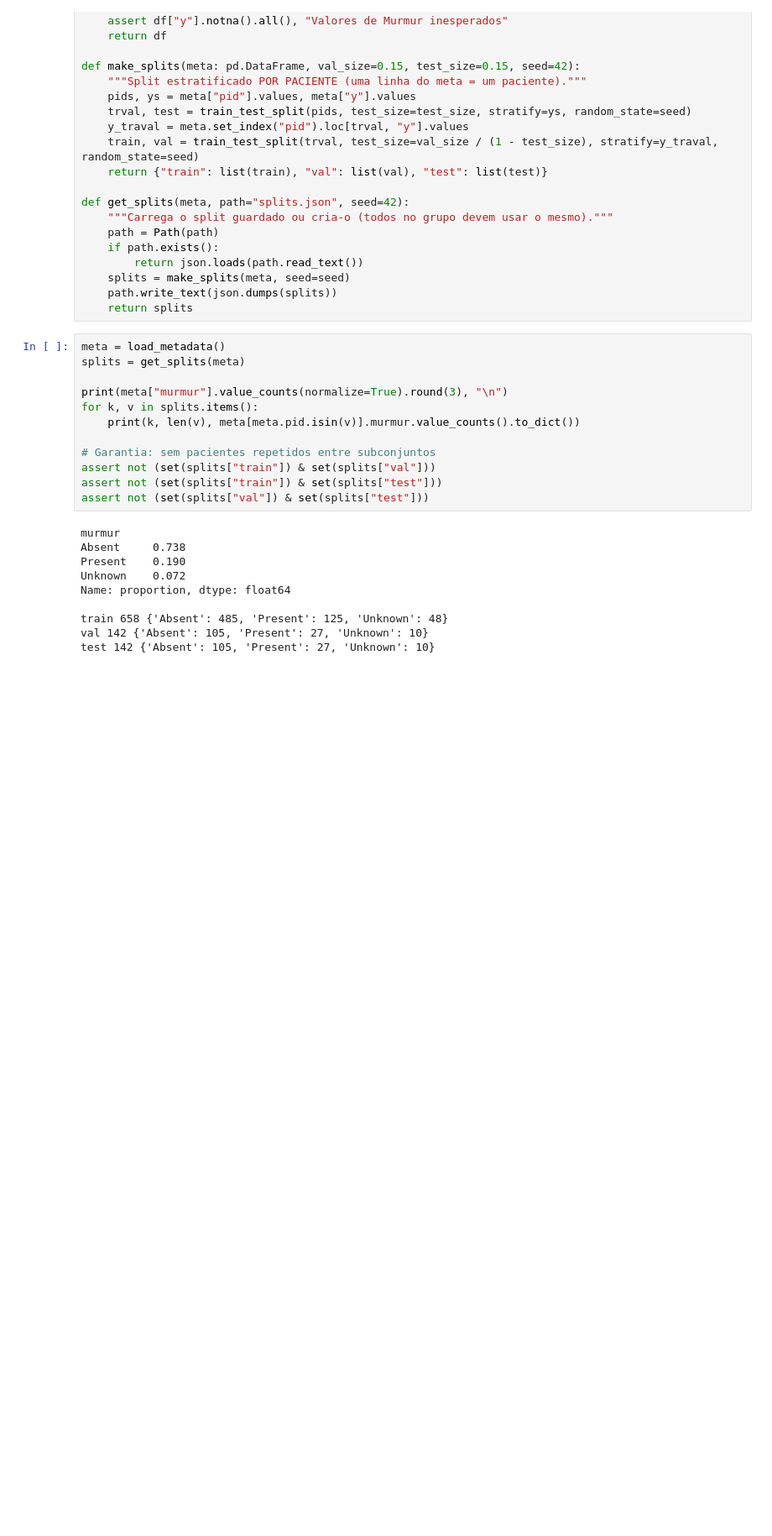
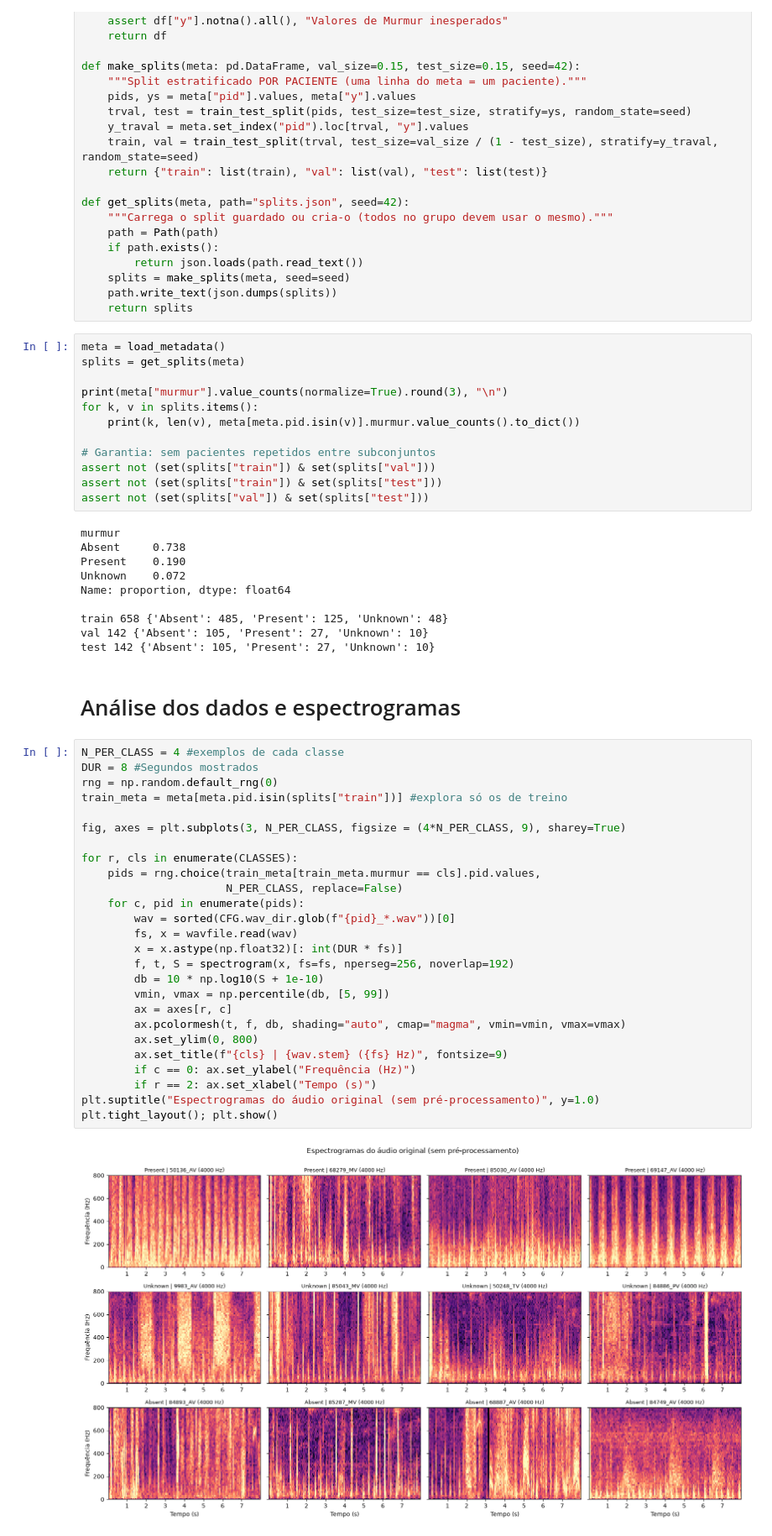
Before and after one commit to mariasantos151202/AC_project, a Jupyter notebook: data_analysis/preprocessamento.ipynb, the cells around one changed output. Shown at 84% size. Saved outputs shown, nothing was run; the diff lists cells and outputs as text; blank space fills up the shorter version.

Commit message:
O que a Maria me pediu, com os espectrogramas, fiz tbm a primeira etapa do preprocessamento

```diff
--- a/data_analysis/preprocessamento.ipynb
+++ b/data_analysis/preprocessamento.ipynb
@@ -96,3 +99,33 @@ Name: proportion, dtype: float64
 train 658 {'Absent': 485, 'Present': 125, 'Unknown': 48}
 val 142 {'Absent': 105, 'Present': 27, 'Unknown': 10}
 test 142 {'Absent': 105, 'Present': 27, 'Unknown': 10}
+# %% [markdown]
+# Análise dos dados e espectrogramas
+# %%
+N_PER_CLASS = 4 #exemplos de cada classe
+DUR = 8 #Segundos mostrados
+rng = np.random.default_rng(0)
+train_meta = meta[meta.pid.isin(splits["train"])] #explora só os de treino
+
+fig, axes = plt.subplots(3, N_PER_CLASS, figsize = (4*N_PER_CLASS, 9), sharey=True)
+
+for r, cls in enumerate(CLASSES):
+    pids = rng.choice(train_meta[train_meta.murmur == cls].pid.values,
+                      N_PER_CLASS, replace=False)
+    for c, pid in enumerate(pids):
+        wav = sorted(CFG.wav_dir.glob(f"{pid}_*.wav"))[0]
+        fs, x = wavfile.read(wav)
+        x = x.astype(np.float32)[: int(DUR * fs)]
+        f, t, S = spectrogram(x, fs=fs, nperseg=256, noverlap=192)
+        db = 10 * np.log10(S + 1e-10)
+        vmin, vmax = np.percentile(db, [5, 99])
+        ax = axes[r, c]
+        ax.pcolormesh(t, f, db, shading="auto", cmap="magma", vmin=vmin, vmax=vmax)
+        ax.set_ylim(0, 800)
+        ax.set_title(f"{cls} | {wav.stem} ({fs} Hz)", fontsize=9)
+        if c == 0: ax.set_ylabel("Frequência (Hz)")
+        if r == 2: ax.set_xlabel("Tempo (s)")
+plt.suptitle("Espectrogramas do áudio original (sem pré-processamento)", y=1.0)
+plt.tight_layout(); plt.show()
+# %% [output]
+[figure, added]
```
Also changed, not shown: parts of 7 cells of this notebook.
